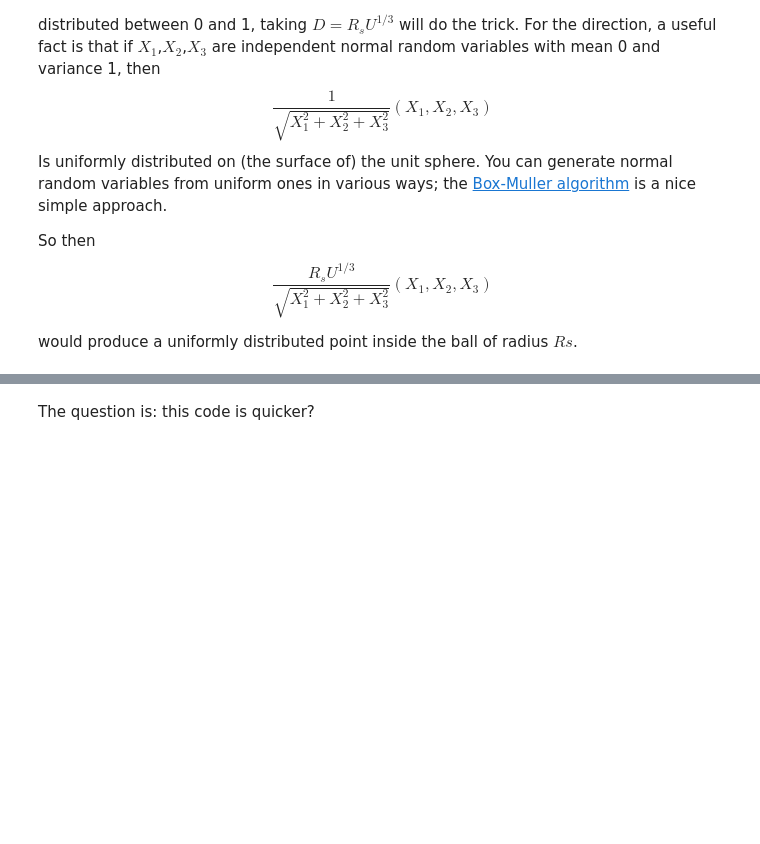
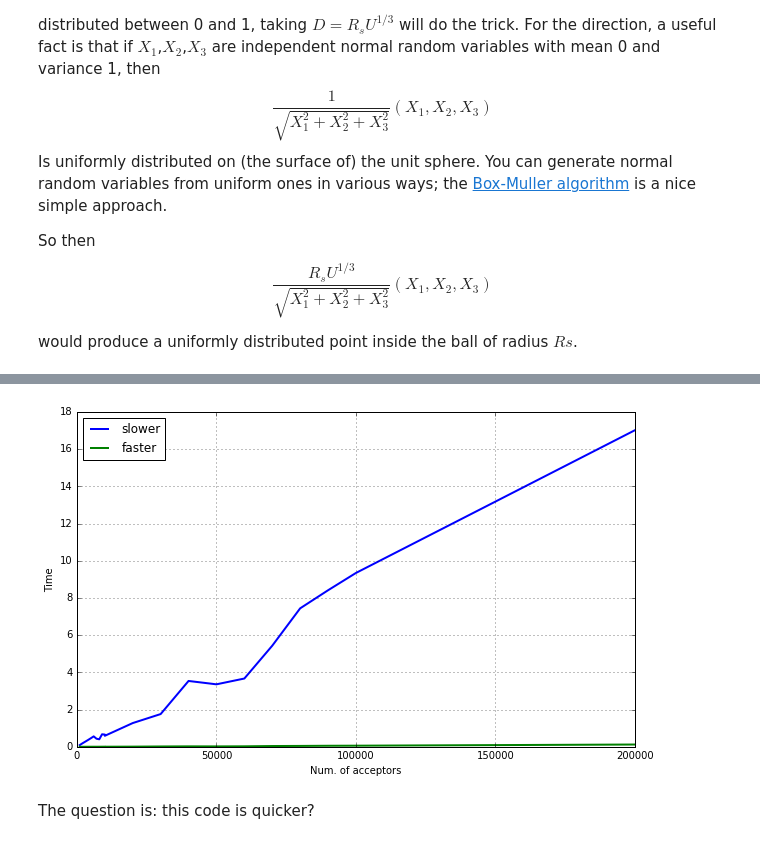
Before and after one commit to pewen/ten, a Jupyter notebook: IPython_notebook/01_Puntos_aleatorios_en_esfera.ipynb, the cells around one changed output, grey strips where cells are left out. Cells and saved outputs as stored; diff of their text form; code cells hidden in the pictures; blank space fills up the shorter version.

```diff
--- a/IPython_notebook/01_Puntos_aleatorios_en_esfera.ipynb
+++ b/IPython_notebook/01_Puntos_aleatorios_en_esfera.ipynb
@@ -148,3 +158,48 @@ time = 0.004559755325317383
+# %%
+aceptors = list(range(1000, 10001, 1000)) + list(range(10000, 100000, 10000)) + list(range(100000, 300000, 100000))
+slower = []
+faster = []
+
+R = 5
+r = 0
+
+for aceptor in aceptors:
+    t = time.time()
+
+    a = 0
+
+    while a <= aceptor:
+        x = np.random.uniform(low=-R, high=R, size=1)
+        y = np.random.uniform(low=-R, high=R, size=1)
+        z = np.random.uniform(low=-R, high=R, size=1)
+        if x*x + y*y + z*z <= R*R:
+            a += 1
+            x_l.append(x)
+            y_l.append(y)
+            z_l.append(z)
+    slower.append(time.time() - t)
+
+    t = time.time()
+    n_points = aceptor
+
+    U = np.random.random(n_points)
+    uniform_between_R_r = (R - r) * U**(1/3) + r
+
+    X = np.random.randn(n_points, 3)
+    randoms_versors = (np.sqrt(X[:, 0]**2 + X[:, 1]**2 + X[:, 2]**2))**(-1) * X.T
+
+    points = randoms_versors * uniform_between_R_r
+
+    faster.append(time.time() - t)
+# %%
+plt.figure(figsize=(10, 6))
+plt.plot(aceptors, slower, aceptors, faster, linewidth=2)
+plt.legend(['slower', 'faster'], loc=0)
+plt.xlabel('Num. of acceptors')
+plt.ylabel('Time')
+plt.grid()
+# %% [output]
+[figure, added]
 # %% [markdown]
 The question is: this code is quicker?
 # %%
```
Also changed, not shown: parts of 5 cells of this notebook.
